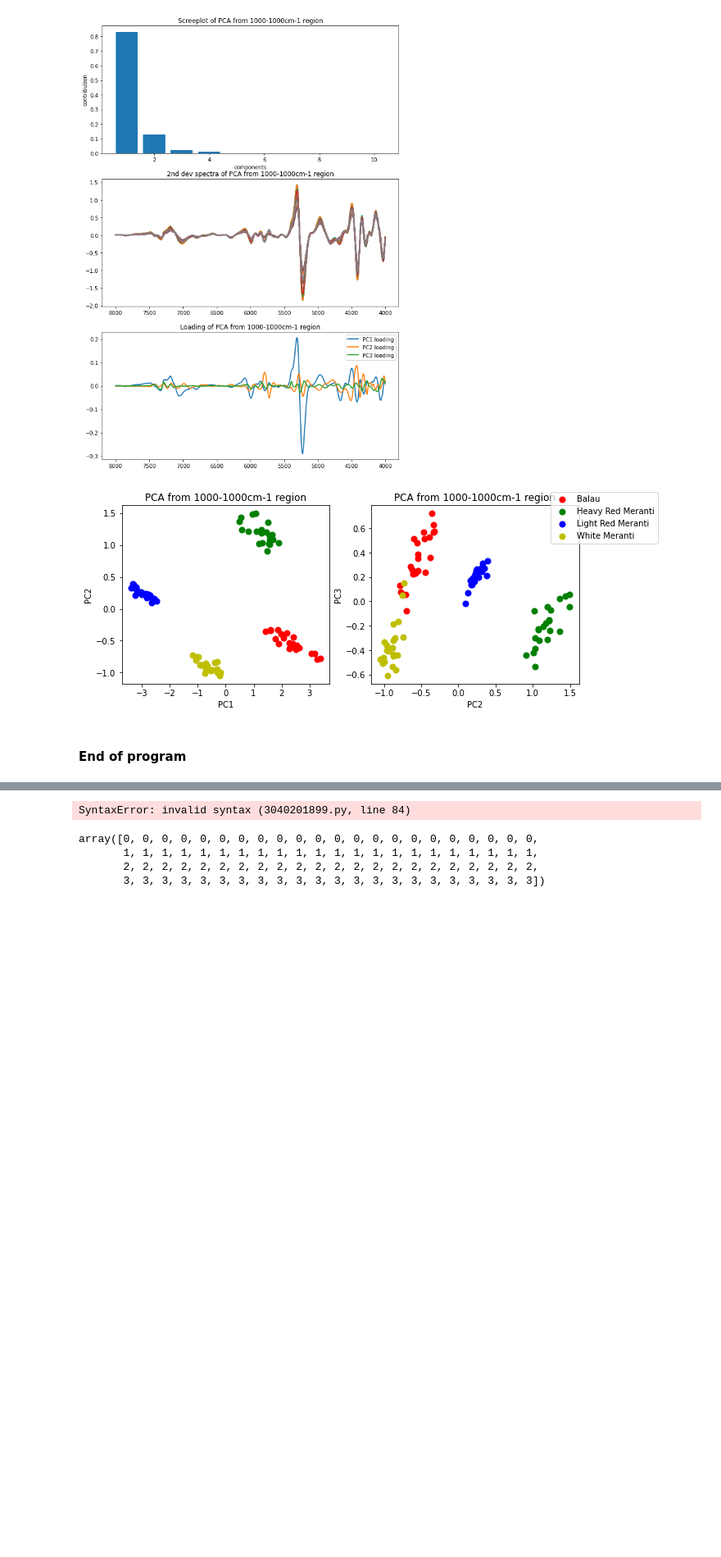
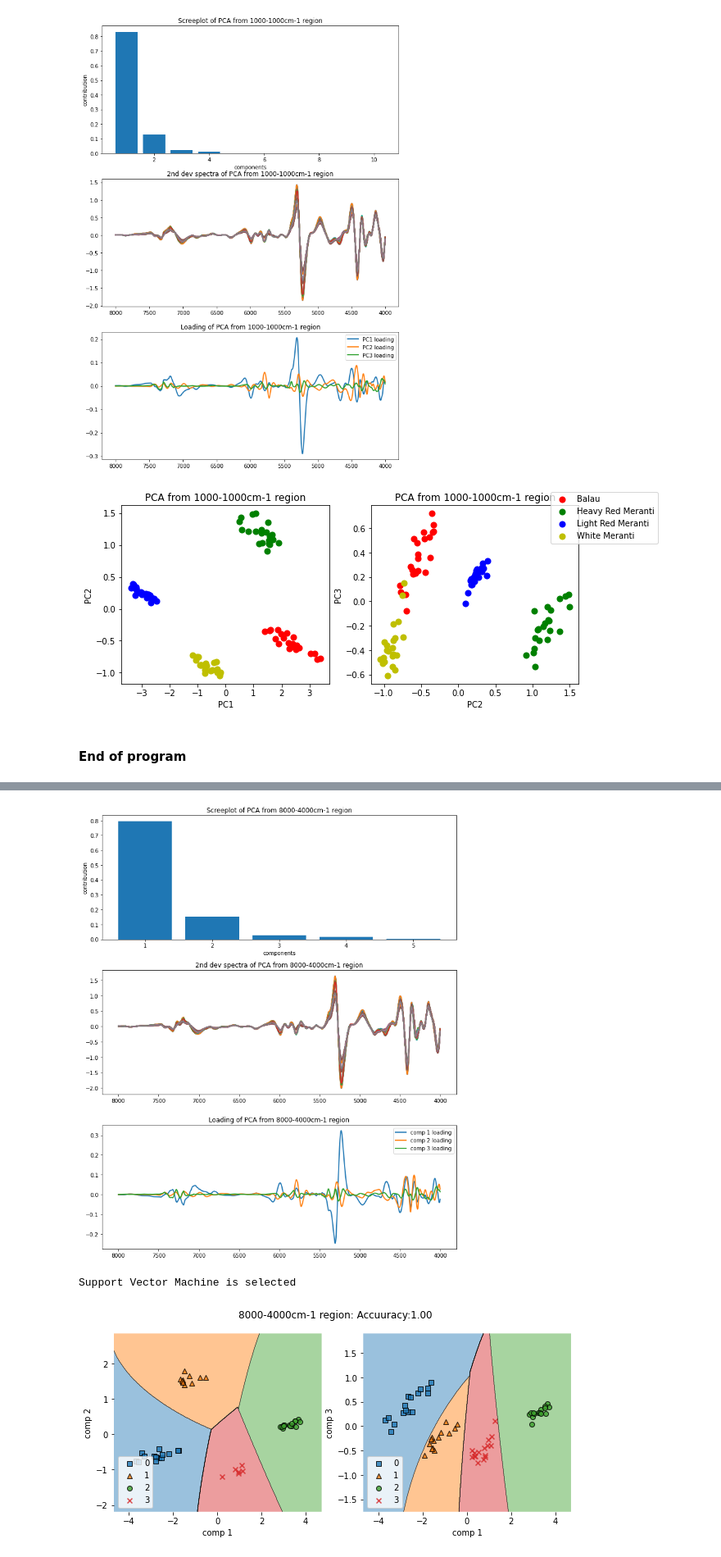
Before and after one commit to montcrypto/DataScience_AI, a Jupyter notebook: script/NIR_PCA_kNN_v4.ipynb, the cells around one changed output, grey strips where cells are left out. Shown: that part at 82% size. Drawn from its saved outputs; the diff is of its cells as text; code cells hidden in the pictures; blank space fills up the shorter version.

```diff
--- a/script/NIR_PCA_kNN_v4.ipynb
+++ b/script/NIR_PCA_kNN_v4.ipynb
@@ -389,15 +359,36 @@ def analysis_NIR(fl, wmax, wmin, svgo, method,ncomp,classifier):
 
     myclf.fit(x_train_d, y_train)
     y_pred = myclf.predict(x_test_d)
+    title = str(wmax)+'-'+str(wmin)+'cm-1 region: Accuuracy:%.2f' % accuracy_score(y_test,y_pred)
 
     fig, ax = plt.subplots(ncols=2, figsize=(10,4))
-    ds=[(x_train_d[:,0:2], y_train),(x_test_d[:,0:2], y_test)]
-    for i in range(len(ds)):
-        plot_decision_regions(np.array(X_train, y_train, clf=myclf,ax=ax[i])
-        ax[i].set_xlabel('comp 1')
-        ax[i].set_ylabel('comp 2')
-        ax[i].legend(loc='lower left')
 
+
+#for i in range(len(ds)):
+    value=0.5
+    width=1
+    plot_decision_regions(x_train_d, y_train,feature_index=[0,1], \
+                        filler_feature_values={2: value, 3:value, 4:value},\
+                        filler_feature_ranges={2: width, 3: width, 4:width}, \
+                          clf=myclf,ax=ax[0],zoom_factor=1)
+    ax[0].set_xlabel('comp 1')
+    ax[0].set_ylabel('comp 2')
+    ax[0].legend(loc='lower left')
+    ax[0]
+#fcommpo1 and comp 3
+    value=0.3
+    width=10
+
+    plot_decision_regions(x_train_d, y_train,feature_index=[0,2], \
+                        filler_feature_values={1: value, 3:value, 4:value},\
+                        filler_feature_ranges={1: width, 3: width, 4:width}, \
+                          clf=myclf,ax=ax[1],zoom_factor=1)
+    ax[1].set_xlabel('comp 1')
+    ax[1].set_ylabel('comp 3')
+    ax[1].legend(loc='lower left')
+    ax[1]
+    plt.suptitle(title)
+    plt.show()
 
 def plot_spectrum(x, y, ncomp, accum_val,loadings,title):
     import numpy as np
@@ -410,39 +401,34 @@ def plot_spectrum(x, y, ncomp, accum_val,loadings,title):
     axes[0].set_xlabel("components")
     axes[0].set_ylabel("contribution")
     # ２次微分曲線
     axes[1].plot(x,y,linewidth = 2 ) ## x 10e3
     axes[1].set_title("2nd dev spectra of "+title)
     axes[1].invert_xaxis()
     # 因子付加量
     axes[2].plot(x,loadings[0],linewidth = 2, label='comp 1 loading')
     axes[2].plot(x,loadings[1],linewidth = 2, label='comp 2 loading' )
     axes[2].plot(x,loadings[2],linewidth = 2, label='comp 3 loading' )
     axes[2].set_title("Loading of "+title)
     axes[2].invert_xaxis()
     axes[2].legend()
     plt.tight_layout()
     #fig.suptitle(title, fontsize=14)
     plt.show()
 
 # def plot_decision(tr_x,tr_l,te_x,te_l,clf_model):
 #     import matplotlib.pyplot as plt
 #     from mlxtend.plotting import plot_decision_regions
 #     %matplotlib inline
 
 
 
 
 ##******************
 import pandas as pd
 import numpy as np
 fl='../../../GitHubData/DataScience_AI/data/Spectroscopy/Data_of_4_Meranti species.csv'
-analysis_NIR(fl,8000,4000,[51,3,2],'pca',10,'svc')
+analysis_NIR(fl,8000,4000,[51,3,2],'pca',5,'svc')
 # %% [output]
+[figure, added]
-SyntaxError: invalid syntax (3040201899.py, line 84)
+Support Vector Machine is selected
+[figure, added]
-# %%
-X_category
-# %% [output]
-array([0, 0, 0, 0, 0, 0, 0, 0, 0, 0, 0, 0, 0, 0, 0, 0, 0, 0, 0, 0, 0, 0,
-       1, 1, 1, 1, 1, 1, 1, 1, 1, 1, 1, 1, 1, 1, 1, 1, 1, 1, 1, 1, 1, 1,
-       2, 2, 2, 2, 2, 2, 2, 2, 2, 2, 2, 2, 2, 2, 2, 2, 2, 2, 2, 2, 2, 2,
-       3, 3, 3, 3, 3, 3, 3, 3, 3, 3, 3, 3, 3, 3, 3, 3, 3, 3, 3, 3, 3, 3])
```
Also changed, not shown: parts of 7 cells of this notebook.
